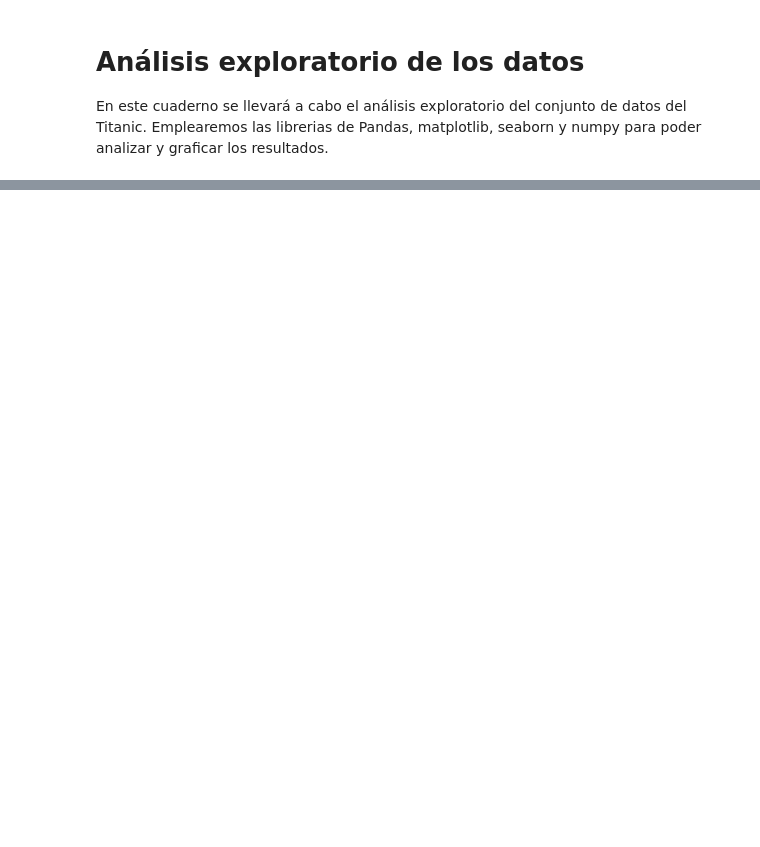
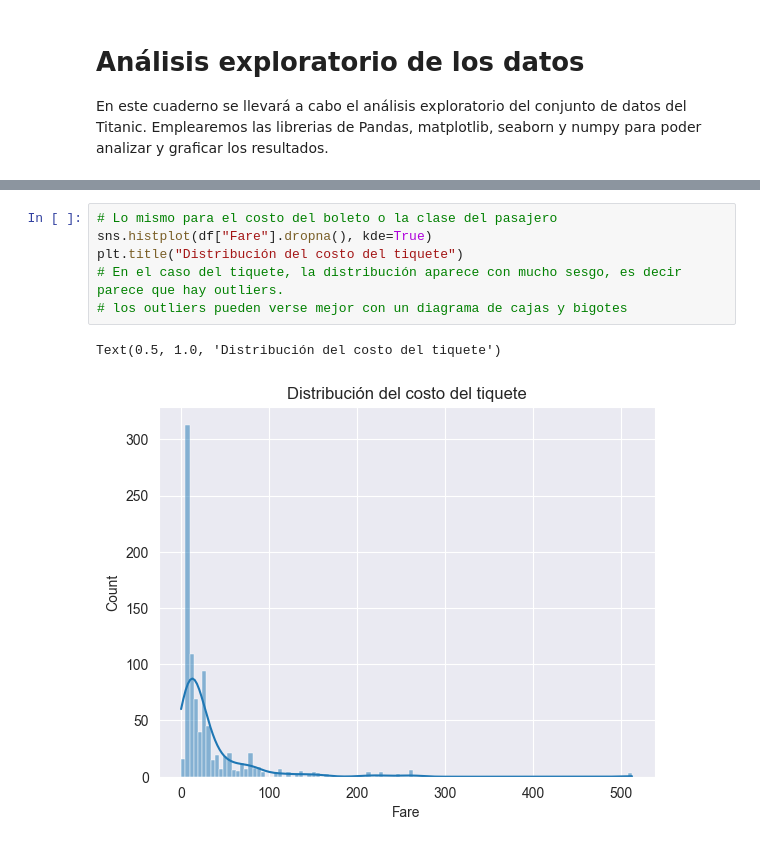
Before and after one commit to oscaraen/analisisdedatos, a Jupyter notebook: analisis_exploratorio/analisis exploratorio.ipynb, the cells around one changed output, grey strips where cells are left out. Drawn from its saved outputs; the diff is of its cells as text; blank space fills up the shorter version.

Commit message:
inclusion ejercicios en clase y taller analisis exploratorio

```diff
--- a/analisis_exploratorio/analisis exploratorio.ipynb
+++ b/analisis_exploratorio/analisis exploratorio.ipynb
@@ -13,0 +145,9 @@ ModuleNotFoundError: No module named 'seaborn'
+# %%
+# Lo mismo para el costo del boleto o la clase del pasajero
+sns.histplot(df["Fare"].dropna(), kde=True)
+plt.title("Distribución del costo del tiquete")
+# En el caso del tiquete, la distribución aparece con mucho sesgo, es decir parece que hay outliers.
+# los outliers pueden verse mejor con un diagrama de cajas y bigotes
+# %% [output]
+Text(0.5, 1.0, 'Distribución del costo del tiquete')
+[figure, added]
```
Also changed, not shown: parts of 28 cells of this notebook, 1 other file.
